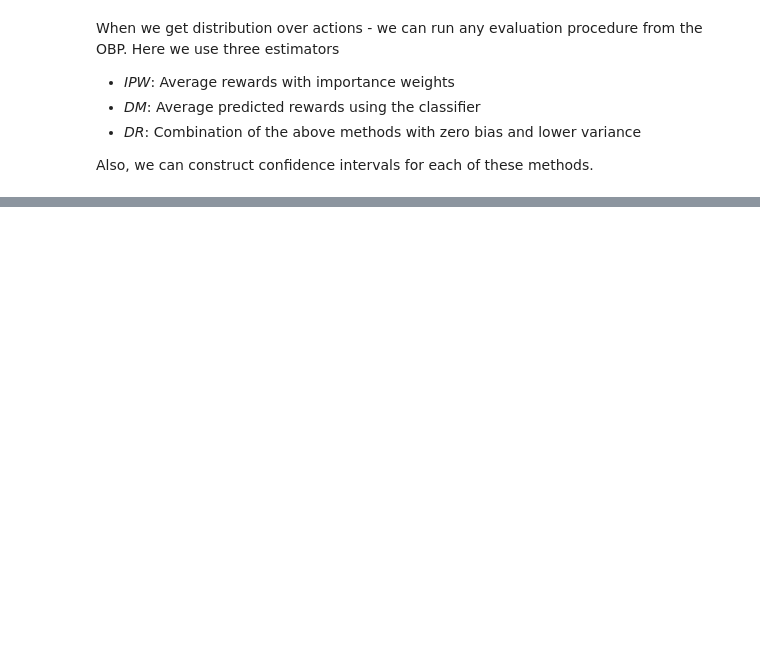
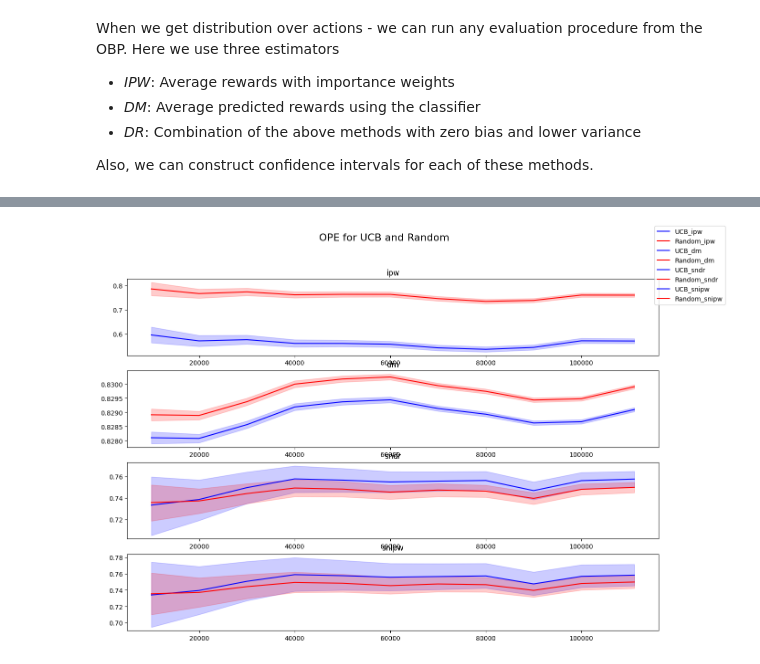
Before and after one commit to HDI-lab-HSE/RePlayHDILab2024, a Jupyter notebook: replay/experimental/scenarios/movielens_wrapper/09_obp_connector.ipynb, the cells around one changed output, grey strips where cells are left out. Drawn from its saved outputs; the diff is of its cells as text; code cells hidden in the pictures; blank space fills up the shorter version.

```diff
--- a/replay/experimental/scenarios/movielens_wrapper/09_obp_connector.ipynb
+++ b/replay/experimental/scenarios/movielens_wrapper/09_obp_connector.ipynb
@@ -460,0 +423,4 @@ mean              0.682140  0.844054  0.799272  0.799787
+# %%
+plot_res_two_politics(CIs_1, CIs_3, "UCB", "Random")
+# %% [output]
+[figure, added]
```
Also changed, not shown: parts of 43 cells of this notebook.
